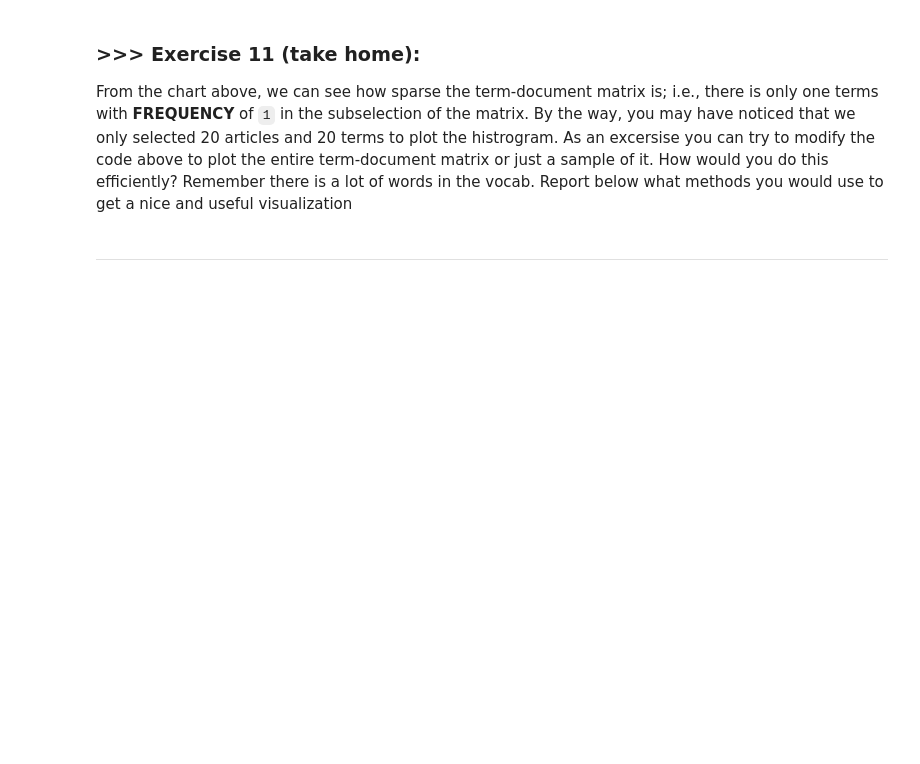
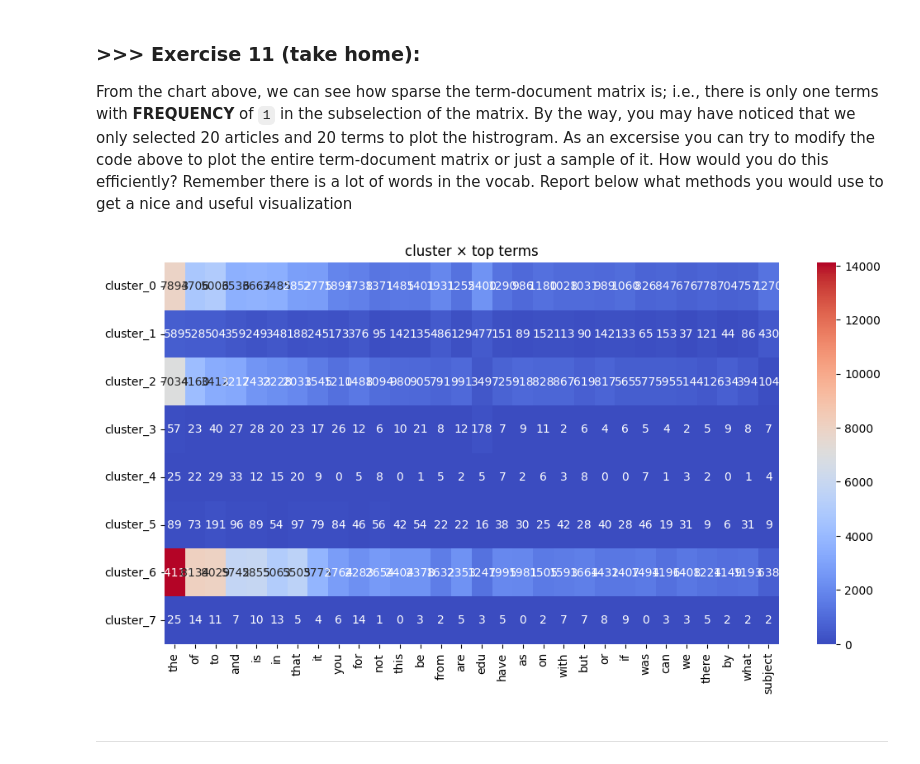
Before and after one commit to Weichan-Chen/DM2025-Lab1-Exercise, a Jupyter notebook: DM2025-Lab1-Master.ipynb, the cells around one changed output. Saved outputs shown, nothing was run; the diff lists cells and outputs as text; code cells hidden in the pictures; blank space fills up the shorter version.

```diff
--- a/DM2025-Lab1-Master.ipynb
+++ b/DM2025-Lab1-Master.ipynb
@@ -1000,0 +1031,9 @@ We said that the `1` at the beginning of the fifth record represents the `00` te
+# %%
+# Answer here
+feature_names = count_vect.get_feature_names_out()
+sparse_slice = X_counts[0:5, 0:100]   # 仍為 sparse
+
+rows, cols = sparse_slice.nonzero()   # 回傳所有非零的位置 (rows, cols)
+for r, c in zip(rows, cols):
+    val = sparse_slice[r, c]          # 取得該位置的值（通常是 1）
+    print(f"row {r}, col {c}, token: {feature_names[c]}, count: {int(val)}")
@@ -1062,3 +1102,32 @@ From the chart above, we can see how sparse the term-document matrix is; i.e., t
+# %%
+# Answer here
+from sklearn.cluster import MiniBatchKMeans
+
+# 1) 用稀疏矩陣直接做 MiniBatchKMeans（不轉 dense）
+k = 8
+mbk = MiniBatchKMeans(n_clusters=k, random_state=42, batch_size=256)
+clusters = mbk.fit_predict(X_counts)   # x_counts 可直接接受 sparse
+
+# 2) 對每群計算 term totals，選 top terms（群級別）
+cluster_term_totals = np.zeros((k, X_counts.shape[1]), dtype=np.int64)
+for c in range(k):
+    mask = (clusters == c)
+    cluster_term_totals[c] = np.asarray(X_counts[mask].sum(axis=0)).ravel()
+
+# 3) 對 cluster_terms 選出全域 top 30（或每群 top）
+top_k = 30
+top_idx = np.argsort(cluster_term_totals.sum(axis=0))[::-1][:top_k]
+terms = count_vect.get_feature_names_out()[top_idx]
+heat = cluster_term_totals[:, top_idx]   # shape (k, top_k)
+
+df = pd.DataFrame(heat, index=[f"cluster_{i}" for i in range(k)], columns=terms)
+plt.figure(figsize=(12,6))
+sns.heatmap(df, cmap="coolwarm", annot=True, fmt='d')
+plt.xticks(rotation=90)
+plt.title("cluster × top terms")
+plt.show()
+# %% [output]
+[figure, added]
 # %% [markdown]
 ---
 # %% [markdown]
```
Also changed, not shown: parts of 18 cells of this notebook, 1 other file.
